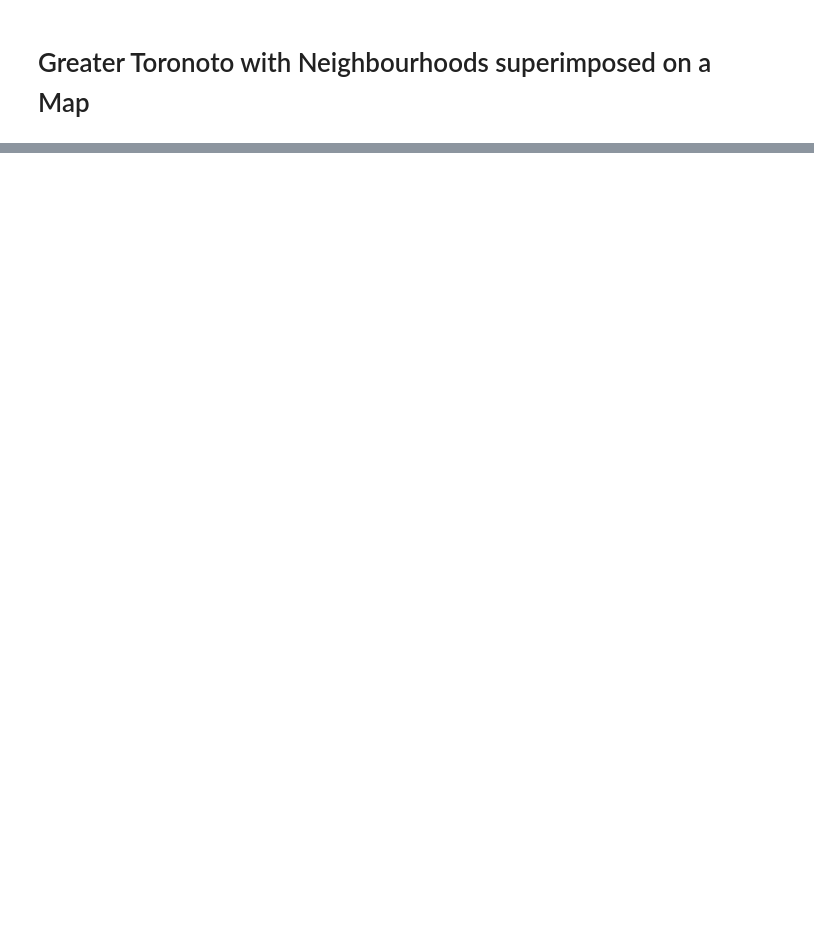
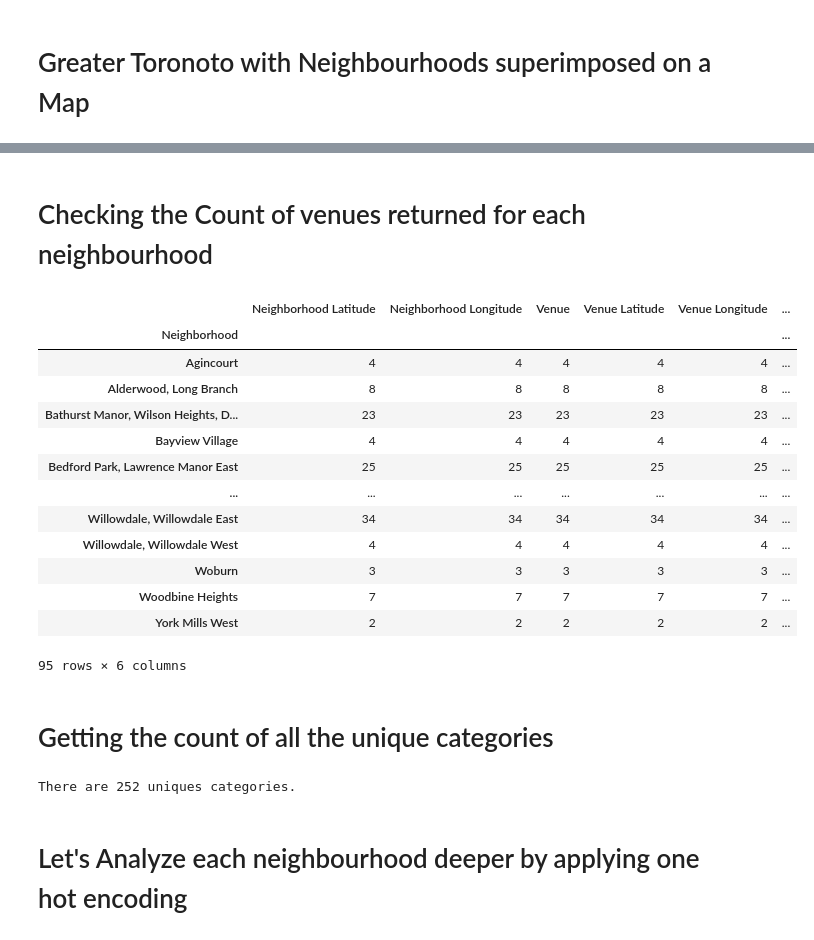
Before and after one commit to sanjeetmanchanda/Coursera_Capstone, a Jupyter notebook: Coursera_Capstone_notebook.ipynb, the cells around one changed output, grey strips where cells are left out. Drawn from its saved outputs; the diff is of its cells as text; code cells hidden in the pictures; blank space fills up the shorter version.

```diff
--- a/Coursera_Capstone_notebook.ipynb
+++ b/Coursera_Capstone_notebook.ipynb
@@ -208,0 +295,27 @@ map_GTA
+# %% [markdown]
+# Checking the Count of venues returned for each neighbourhood
+# %%
+tor_venues.groupby('Neighborhood').count()
+# %% [output]
+|  | Neighborhood Latitude | Neighborhood Longitude | Venue | Venue Latitude | Venue Longitude | ... |
+| Neighborhood |  |  |  |  |  | ... |
+| Agincourt | 4 | 4 | 4 | 4 | 4 | ... |
+| Alderwood, Long Branch | 8 | 8 | 8 | 8 | 8 | ... |
+| Bathurst Manor, Wilson Heights, D... | 23 | 23 | 23 | 23 | 23 | ... |
+| Bayview Village | 4 | 4 | 4 | 4 | 4 | ... |
+| Bedford Park, Lawrence Manor East | 25 | 25 | 25 | 25 | 25 | ... |
+| ... | ... | ... | ... | ... | ... | ... |
+| Willowdale, Willowdale East | 34 | 34 | 34 | 34 | 34 | ... |
+| Willowdale, Willowdale West | 4 | 4 | 4 | 4 | 4 | ... |
+| Woburn | 3 | 3 | 3 | 3 | 3 | ... |
+| Woodbine Heights | 7 | 7 | 7 | 7 | 7 | ... |
+| York Mills West | 2 | 2 | 2 | 2 | 2 | ... |
+95 rows × 6 columns
+# %% [markdown]
+ # Getting the count of all the unique categories
+# %%
+print('There are {} uniques categories.'.format(len(tor_venues['Venue Category'].unique())))
+# %% [output]
+There are 252 uniques categories.
+# %% [markdown]
+# Let's Analyze each neighbourhood deeper by applying one hot encoding
```
Also changed, not shown: parts of 31 cells of this notebook.
